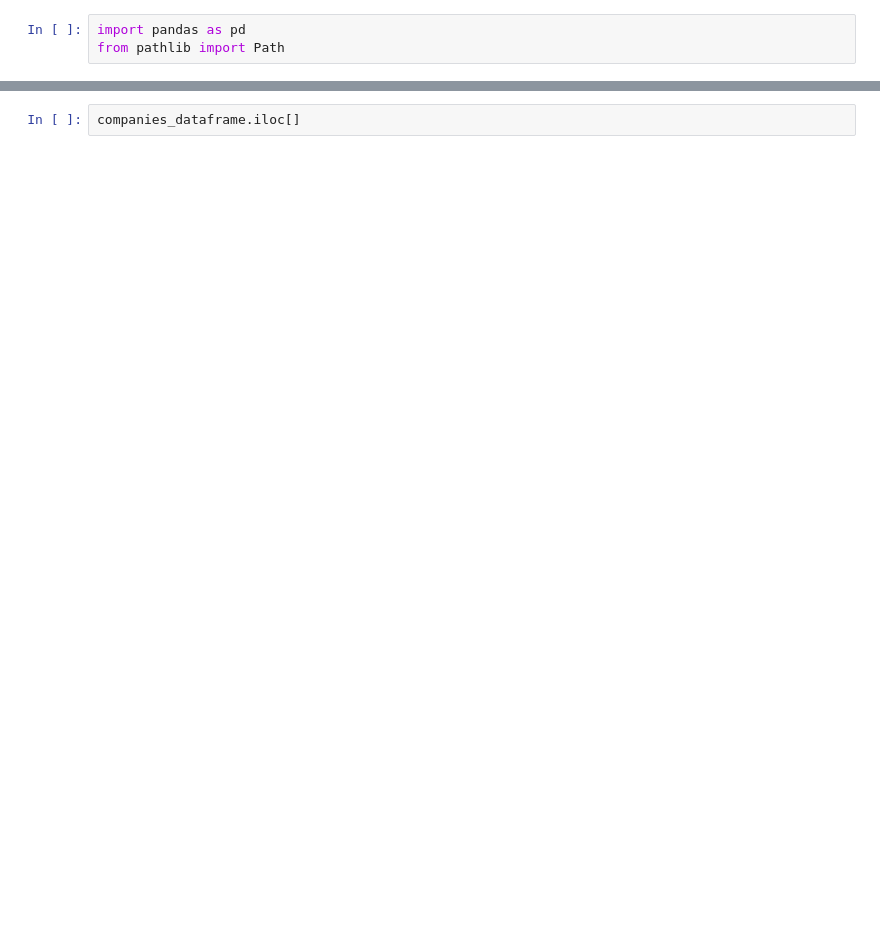
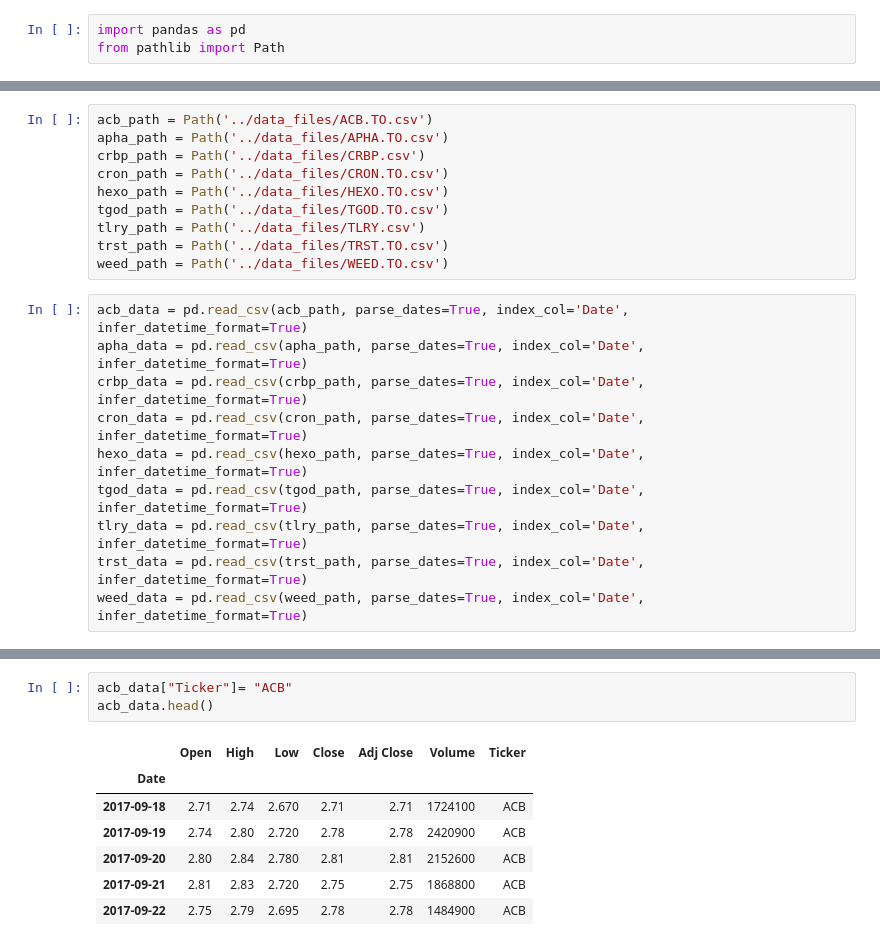
Before and after one commit to Briantaylor97/Cannabis-industry-analysis, a Jupyter notebook: notebooks/alex_project.ipynb, the cells around one changed output, grey strips where cells are left out. Drawn from its saved outputs; the diff is of its cells as text; blank space fills up the shorter version.

```diff
--- a/notebooks/alex_project.ipynb
+++ b/notebooks/alex_project.ipynb
@@ -8 +4,21 @@ companies_dataframe = pd.read_csv(csvpath)
+# %%
+acb_path = Path('../data_files/ACB.TO.csv')
+apha_path = Path('../data_files/APHA.TO.csv')
+crbp_path = Path('../data_files/CRBP.csv')
+cron_path = Path('../data_files/CRON.TO.csv')
+hexo_path = Path('../data_files/HEXO.TO.csv')
+tgod_path = Path('../data_files/TGOD.TO.csv')
+tlry_path = Path('../data_files/TLRY.csv')
+trst_path = Path('../data_files/TRST.TO.csv')
+weed_path = Path('../data_files/WEED.TO.csv')
+# %%
+acb_data = pd.read_csv(acb_path, parse_dates=True, index_col='Date', infer_datetime_format=True)
+apha_data = pd.read_csv(apha_path, parse_dates=True, index_col='Date', infer_datetime_format=True)
+crbp_data = pd.read_csv(crbp_path, parse_dates=True, index_col='Date', infer_datetime_format=True)
+cron_data = pd.read_csv(cron_path, parse_dates=True, index_col='Date', infer_datetime_format=True)
+hexo_data = pd.read_csv(hexo_path, parse_dates=True, index_col='Date', infer_datetime_format=True)
+tgod_data = pd.read_csv(tgod_path, parse_dates=True, index_col='Date', infer_datetime_format=True)
+tlry_data = pd.read_csv(tlry_path, parse_dates=True, index_col='Date', infer_datetime_format=True)
+trst_data = pd.read_csv(trst_path, parse_dates=True, index_col='Date', infer_datetime_format=True)
+weed_data = pd.read_csv(weed_path, parse_dates=True, index_col='Date', infer_datetime_format=True)
 # %%
@@ -17,2 +34,11 @@ companies_dataframe.head()
-# %%
-companies_dataframe.iloc[]
+# %%
+acb_data["Ticker"]= "ACB"
+acb_data.head()
+# %% [output]
+|  | Open | High | Low | Close | Adj Close | Volume | Ticker |
+| Date |  |  |  |  |  |  |  |
+| 2017-09-18 | 2.71 | 2.74 | 2.670 | 2.71 | 2.71 | 1724100 | ACB |
+| 2017-09-19 | 2.74 | 2.80 | 2.720 | 2.78 | 2.78 | 2420900 | ACB |
+| 2017-09-20 | 2.80 | 2.84 | 2.780 | 2.81 | 2.81 | 2152600 | ACB |
+| 2017-09-21 | 2.81 | 2.83 | 2.720 | 2.75 | 2.75 | 1868800 | ACB |
+| 2017-09-22 | 2.75 | 2.79 | 2.695 | 2.78 | 2.78 | 1484900 | ACB |
```
Also changed, not shown: parts of 13 cells of this notebook, 3 other files.
